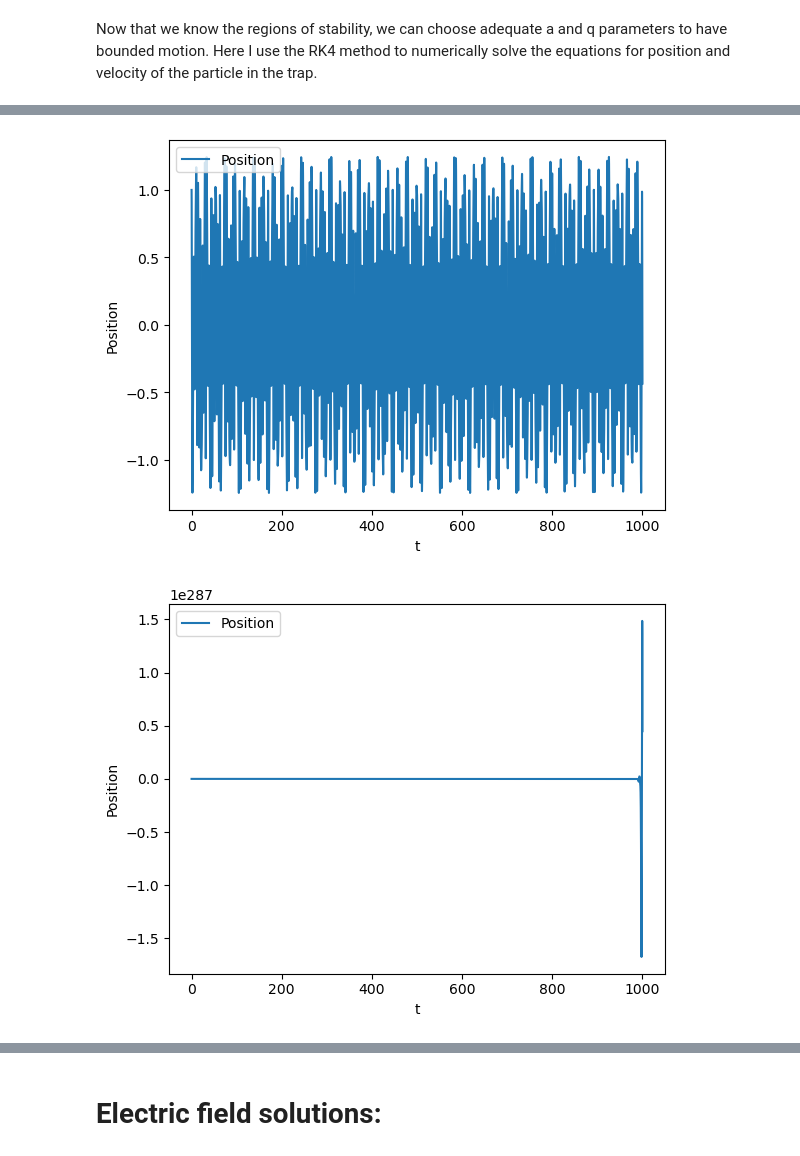
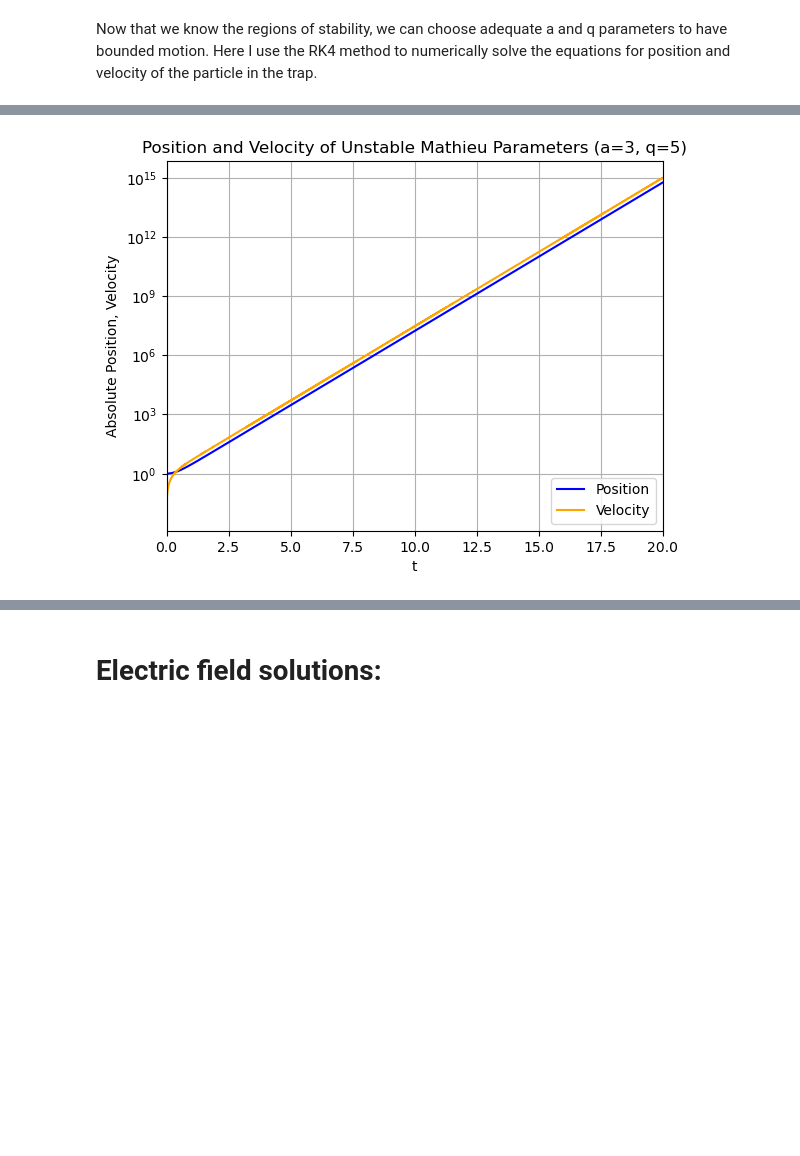
Before and after one commit to ryanamcgill/comp-phys-term-paper, a Jupyter notebook: Paper_Simulations_Figures.ipynb, the cells around one changed output, grey strips where cells are left out. Saved outputs shown, nothing was run; the diff lists cells and outputs as text; code cells hidden in the pictures; blank space fills up the shorter version.

Commit message:
Draft 1 of Poster, figures added

```diff
--- a/Paper_Simulations_Figures.ipynb
+++ b/Paper_Simulations_Figures.ipynb
@@ -172,35 +198,75 @@ Now that we know the regions of stability, we can choose adequate a and q parame
 # %%
 # Initial conditions
 y1_0 = 1.0
 y2_0 = 0.0
 # Stable
 a1 = 2
 q1 = 2
 # Unstable
-a2 = 1
-q2 = 4
+a2 = 3
+q2 = 5
 
-tau = 1000
+def mathieu(t,r,a,q):
+    y1, y2 = r
+    dy1dt = y2
+    dy2dt =  (a - 2 * q * np.cos(omega_rf * 2 * t)) * y1
+    return np.array([dy1dt,dy2dt])
 
-t_eval = np.linspace(0.0,tau,100000)
+tau = 20
+
+t_eval = np.linspace(0.0,tau,10000)
 
 stable = mathieu_rk4(a=a1, q=q1, t=t_eval, y1_0=y1_0, y2_0=y2_0)
 unstable = mathieu_rk4(a=a2, q=q2, t=t_eval, y1_0=y1_0, y2_0=y2_0)
 
-plt.plot(t_eval, stable[:,0], label=r'Position')
+# stable2 = odeint(mathieu, y0=[y1_0, y2_0], t=t_eval, args=(a1,q1), tfirst=True)
+# unstable2 = odeint(mathieu, y0=[y1_0, y2_0], t=t_eval, args=(a2,q2), tfirst=True)
+"""
+plt.plot(t_eval, stable[:,0], label=r'Position', color='blue')
+plt.plot(t_eval, stable[:,1], label=r'Velocity', color='orange')
 plt.xlabel("t")
-plt.ylabel("Position")
+plt.ylabel("Position, Velocity")
+plt.grid()
+plt.title('Position and Velocity of Stable Mathieu Parameters (a=1, q=1)')
+plt.xlim([0, t_eval[-1]])
+plt.legend(loc='lower left')
+plt.show()
+"""
+"""
+plt.plot(t_eval, unstable[:,0] / 1e19, label=r'Position', color='blue')
+plt.plot(t_eval, unstable[:,1] / 1e19, label=r'Velocity', color='orange')
+plt.xlabel("t")
+plt.ylabel("Position, Velocity [normalized]")
+plt.grid()
+plt.title('Position and Velocity of Unstable Mathieu Parameters (a=3, q=5)')
+plt.xlim([0, t_eval[-1]])
 plt.legend()
 plt.show()
+"""
 
-plt.plot(t_eval, unstable[:,0], label=r'Position')
+"""
+plt.plot(t_eval, unstable[:,0], label=r'Position', color='blue')
+plt.plot(t_eval, unstable[:,1], label=r'Velocity', color='orange')
 plt.xlabel("t")
-plt.ylabel("Position")
+plt.ylabel("Position, Velocity [normalized]")
+plt.grid()
+plt.title('Position and Velocity of Unstable Mathieu Parameters (a=3, q=5)')
+plt.xlim([0, t_eval[-1]])
 plt.legend()
 plt.show()
+"""
+
+plt.semilogy(t_eval, np.abs(unstable[:,0]), label=r'Position', color='blue')
+plt.semilogy(t_eval, np.abs(unstable[:,1]), label=r'Velocity', color='orange')
+plt.xlabel("t")
+plt.ylabel("Absolute Position, Velocity")
+plt.grid()
+plt.title('Position and Velocity of Unstable Mathieu Parameters (a=3, q=5)')
+plt.xlim([0, t_eval[-1]])
+plt.legend(loc='lower right')
+plt.show()
 # %% [output]
-[figure, old version]
+[figure, new version]
-[figure, removed]
 # %%
 # Initial conditions
 y1_0 = 1.0
```
Also changed, not shown: parts of 14 cells of this notebook, 3 other files.
